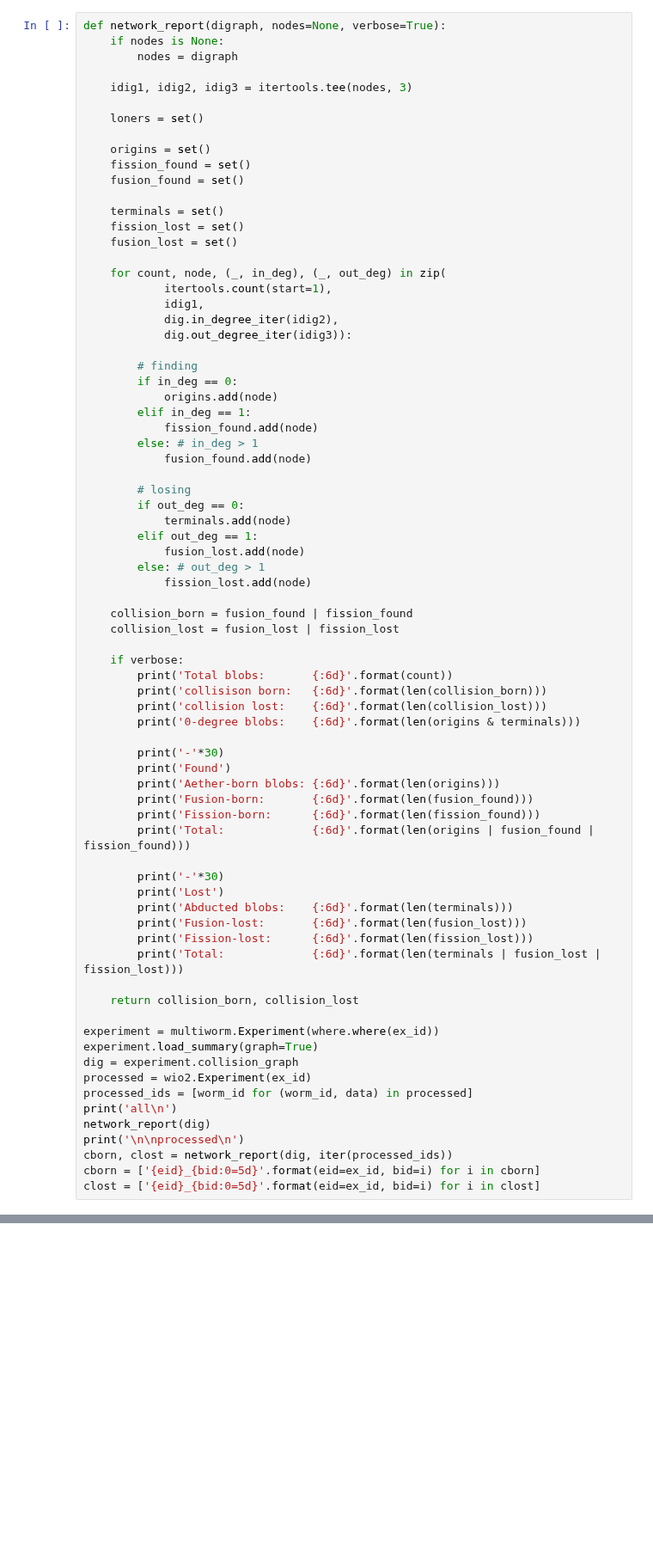
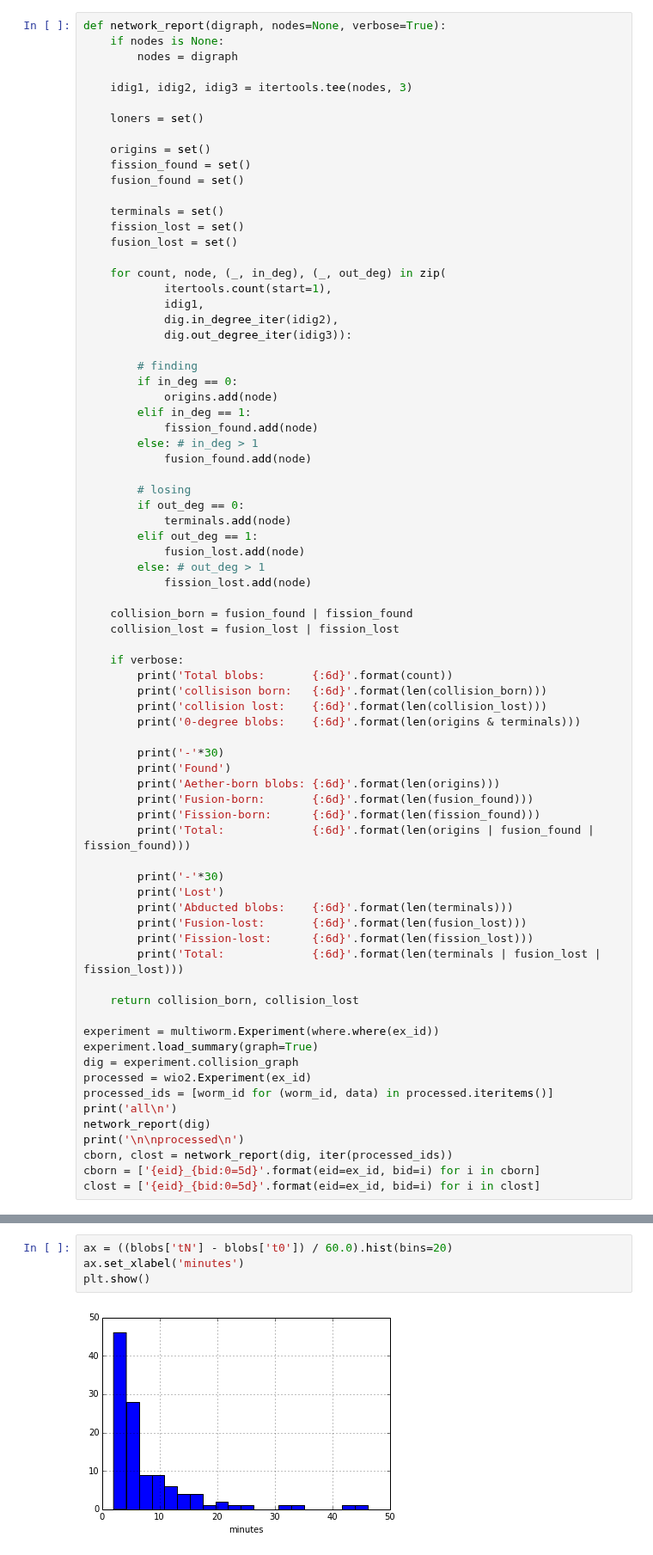
Before and after one commit to amarallab/waldo, a Jupyter notebook: workbooks/lost_and_found.ipynb, the cells around one changed output, grey strips where cells are left out. Shown at 86% size. Cells and saved outputs as stored; diff of their text form; blank space fills up the shorter version.

```diff
--- a/workbooks/lost_and_found.ipynb
+++ b/workbooks/lost_and_found.ipynb
@@ -165,7 +171,7 @@ experiment = multiworm.Experiment(where.where(ex_id))
 experiment.load_summary(graph=True)
 dig = experiment.collision_graph
 processed = wio2.Experiment(ex_id)
-processed_ids = [worm_id for (worm_id, data) in processed]
+processed_ids = [worm_id for (worm_id, data) in processed.iteritems()]
 print('all\n')
 network_report(dig)
 print('\n\nprocessed\n')
@@ -276,0 +345,6 @@ print(len(unknown_found), unknown_found)
+# %%
+ax = ((blobs['tN'] - blobs['t0']) / 60.0).hist(bins=20)
+ax.set_xlabel('minutes')
+plt.show()
+# %% [output]
+[figure, added]
```
Also changed, not shown: parts of 8 cells of this notebook, 29 other files.
